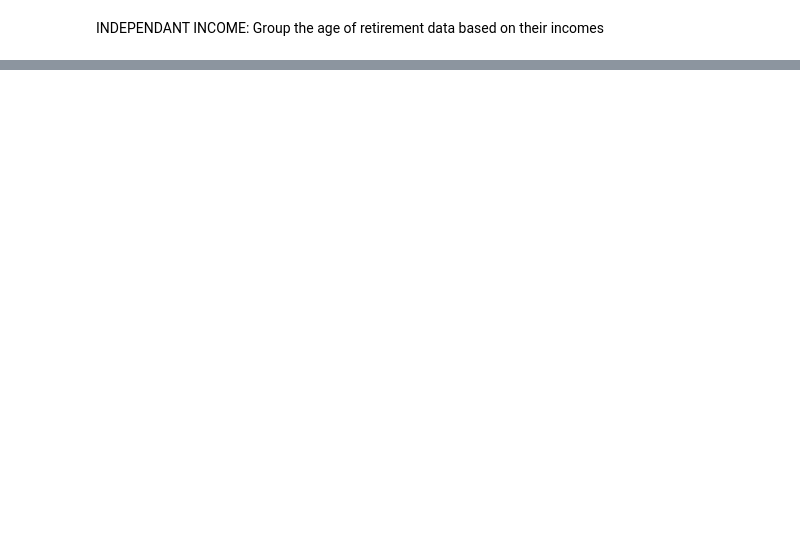
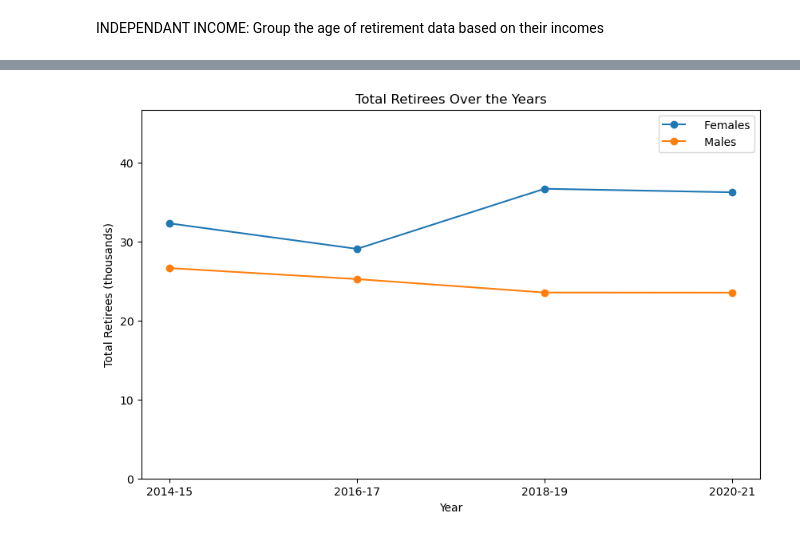
Before and after one commit to braydonnugent/Project1_Group4, a Jupyter notebook: retirement_analysis.ipynb, the cells around one changed output, grey strips where cells are left out. Cells and saved outputs as stored; diff of their text form; code cells hidden in the pictures; blank space fills up the shorter version.

Commit message:
finalised retirement_analysis, begining section of powerpoint

```diff
--- a/retirement_analysis.ipynb
+++ b/retirement_analysis.ipynb
@@ -235,0 +155,10 @@ plt.show()
+# %%
+chart_data2 = []
+
+for index, row in income_df.iterrows():
+    if row['Year'] == '2020-21':
+        chart_data2.append(row)
+
+chart_data2 = pd.DataFrame(chart_data2)
+chart_data2 = chart_data2.iloc[:,[0,1,2,8,9]]
+chart_data2['Numeric_Reference'] = chart_data2['Reference'].str.extract('(\d+)')
@@ -235,0 +208,31 @@ plt.show()
+# %%
+overtime_data = []
+
+for index, row in tidied_retirement_df.iterrows():
+    if row['Sex'] != 'Persons' and row['Classification'] == 'Age group':
+        overtime_data.append(row)
+
+overtime_data = pd.DataFrame(overtime_data)
+overtime_chart_data = overtime_data.groupby(['Year','Sex'], as_index=False)['Total Retirees (thousands)'].median()
+
+overtime_chart_data = pd.DataFrame(overtime_chart_data)
+# %%
+max_retirees = overtime_chart_data['Total Retirees (thousands)'].max() + 10
+
+plt.figure(figsize=(10, 6))
+
+for sex in overtime_chart_data['Sex'].unique():
+    subset_data = overtime_chart_data[overtime_chart_data['Sex'] == sex]
+    plt.plot(subset_data['Year'], subset_data['Total Retirees (thousands)'], label=sex, marker='o')
+
+
+plt.xlabel('Year')
+plt.ylabel('Total Retirees (thousands)')
+plt.title('Total Retirees Over the Years')
+
+plt.ylim(0, max_retirees)
+plt.legend()
+
+plt.show()
+# %% [output]
+[figure, added]
```
Also changed, not shown: parts of 11 cells of this notebook, 1 other file.
